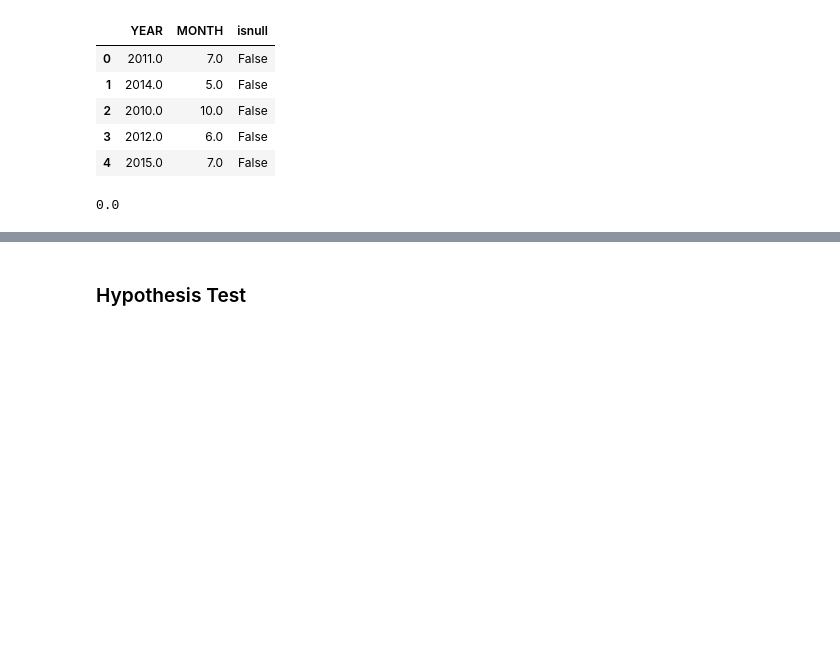
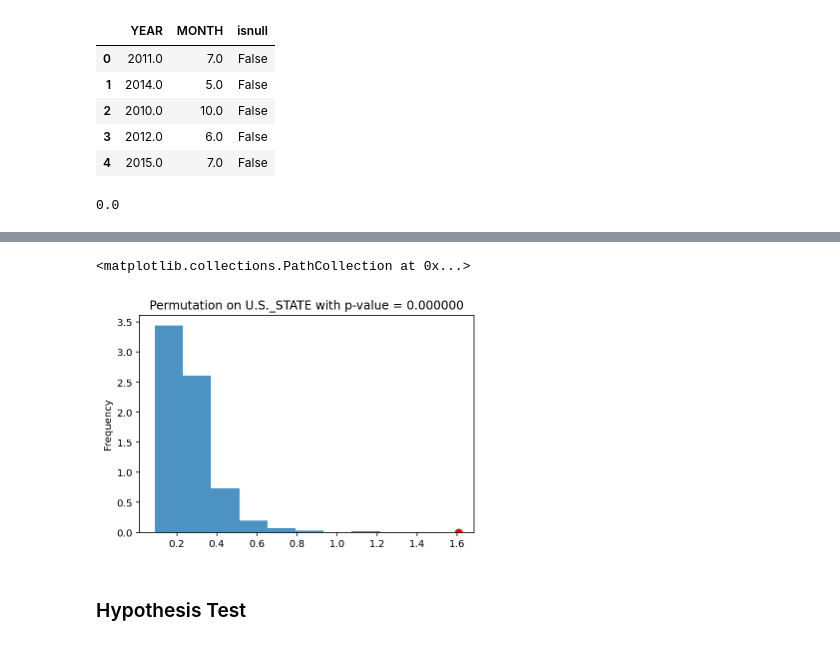
Before and after one commit to YourTeammate/dsc80-co-working, a Jupyter notebook: projects/03/outages.ipynb, the cells around one changed output, grey strips where cells are left out. Cells and saved outputs as stored; diff of their text form; code cells hidden in the pictures; blank space fills up the shorter version.

```diff
--- a/projects/03/outages.ipynb
+++ b/projects/03/outages.ipynb
@@ -326,3 +332,9 @@ plt.scatter(obs, 0, color='r', s=50)
+# %%
+pd.Series(tvds).plot(kind='hist', density=True, alpha=0.8, title='Permutation on U.S._STATE with p-value = %f' % p_val)
+plt.scatter(obs, 0, color='r', s=50)
+# %% [output]
+<matplotlib.collections.PathCollection at 0x...>
+[figure, added]
 # %% [markdown]
 ### Hypothesis Test
 # %%
```
Also changed, not shown: parts of 9 cells of this notebook.
